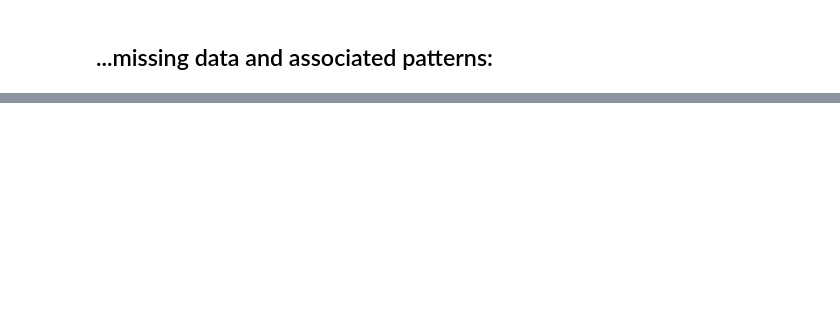
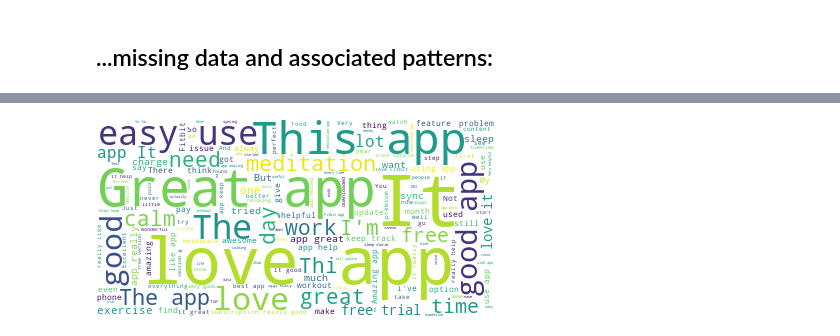
Before and after one commit to andiosika/dsc-capstone-project-v2-online-ds-pt-100719, a Jupyter notebook: ideas.ipynb, the cells around one changed output, grey strips where cells are left out. Saved outputs shown, nothing was run; the diff lists cells and outputs as text; code cells hidden in the pictures; blank space fills up the shorter version.

```diff
--- a/ideas.ipynb
+++ b/ideas.ipynb
@@ -238,0 +406,5 @@ clearly those replyContent are in response to 1 star reviews...  intriguing..
+# %%
+import nltk
+from nltk.corpus import stopwords
+nltk.download('stopwords')
+stopwords_list = stopwords.words('english')
@@ -238,0 +415,6 @@ clearly those replyContent are in response to 1 star reviews...  intriguing..
+# %%
+clean_df = df.copy()
+# %%
+clean_df['content'] = clean_df['content'].apply(lambda x: ' '.join([word for word in x.split() if word not in (stopwords_list)]))
+
+clean_df['content']
@@ -239,8 +434,11 @@ clearly those replyContent are in response to 1 star reviews...  intriguing..
 # %%
 from wordcloud import WordCloud
 # %%
+
 wordcloud = WordCloud(background_color="white", max_words=5000, contour_width=3, contour_color='steelblue')
 
-wordcloud.generate(df['content'].to_string())
+wordcloud.generate(clean_df['content'].to_string())
 
 wordcloud.to_image()
+# %% [output]
+[figure, added]
```
Also changed, not shown: parts of 50 cells of this notebook, 1 other file.
